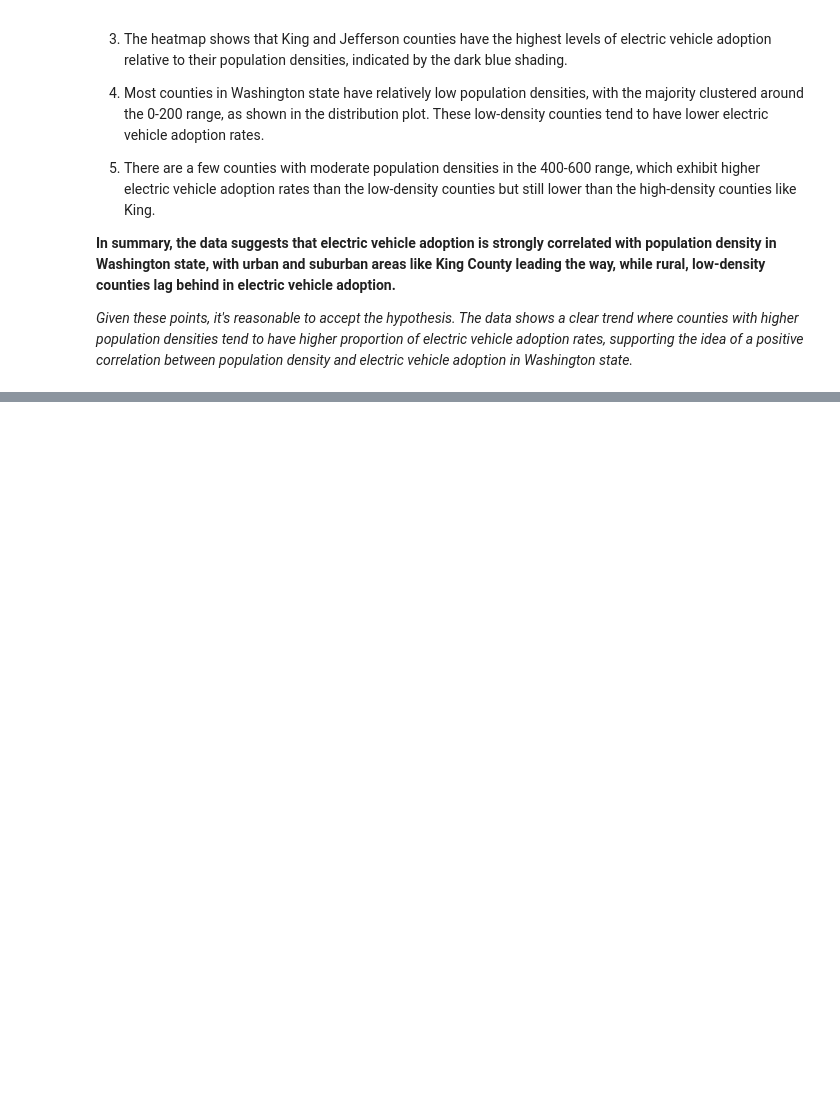
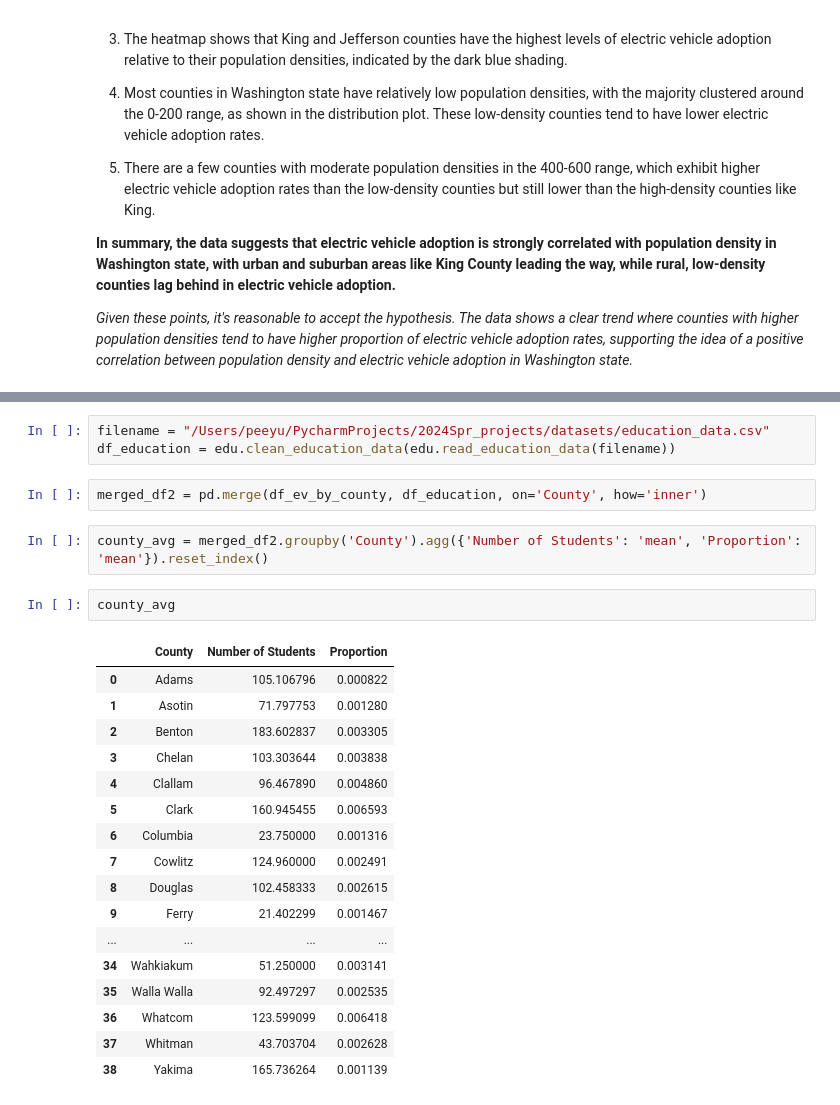
Before and after one commit to jeenalmehtaa/2024Spr_projects, a Jupyter notebook: main.ipynb, the cells around one changed output, grey strips where cells are left out. Saved outputs shown, nothing was run; the diff lists cells and outputs as text; blank space fills up the shorter version.

```diff
--- a/main.ipynb
+++ b/main.ipynb
@@ -125,0 +130,27 @@ plt.show()
+# %%
+filename = "/Users/peeyu/PycharmProjects/2024Spr_projects/datasets/education_data.csv"
+df_education = edu.clean_education_data(edu.read_education_data(filename))
+# %%
+merged_df2 = pd.merge(df_ev_by_county, df_education, on='County', how='inner')
+# %%
+county_avg = merged_df2.groupby('County').agg({'Number of Students': 'mean', 'Proportion': 'mean'}).reset_index()
+# %%
+county_avg
+# %% [output]
+|  | County | Number of Students | Proportion |
+| 0 | Adams | 105.106796 | 0.000822 |
+| 1 | Asotin | 71.797753 | 0.001280 |
+| 2 | Benton | 183.602837 | 0.003305 |
+| 3 | Chelan | 103.303644 | 0.003838 |
+| 4 | Clallam | 96.467890 | 0.004860 |
+| 5 | Clark | 160.945455 | 0.006593 |
+| 6 | Columbia | 23.750000 | 0.001316 |
+| 7 | Cowlitz | 124.960000 | 0.002491 |
+| 8 | Douglas | 102.458333 | 0.002615 |
+| 9 | Ferry | 21.402299 | 0.001467 |
+| ... | ... | ... | ... |
+| 34 | Wahkiakum | 51.250000 | 0.003141 |
+| 35 | Walla Walla | 92.497297 | 0.002535 |
+| 36 | Whatcom | 123.599099 | 0.006418 |
+| 37 | Whitman | 43.703704 | 0.002628 |
+| 38 | Yakima | 165.736264 | 0.001139 |
```
Also changed, not shown: parts of 4 cells of this notebook, 2 other files.
